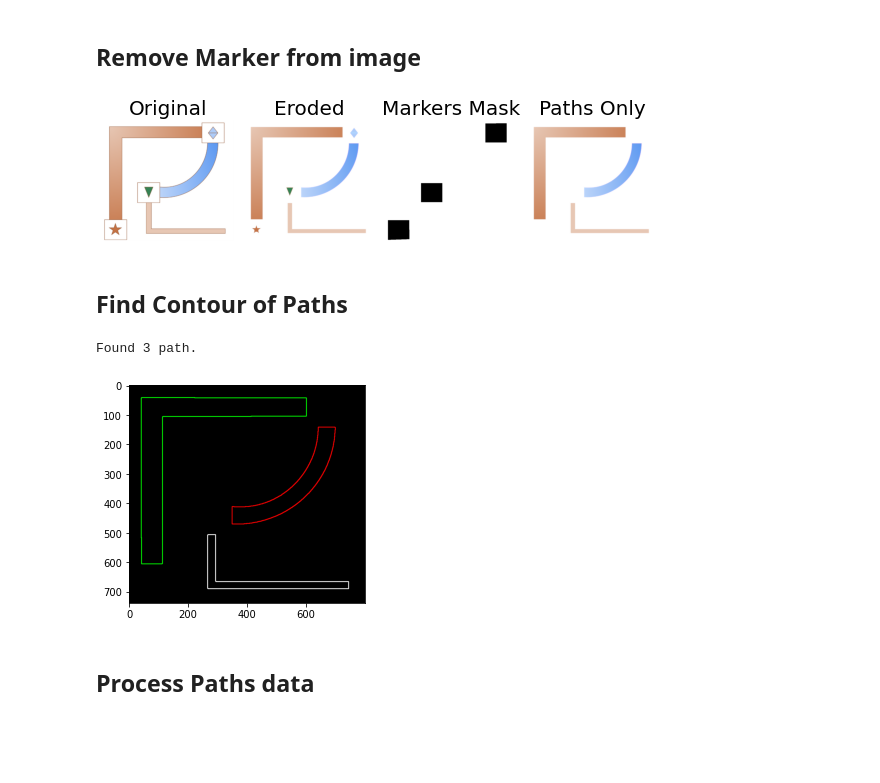
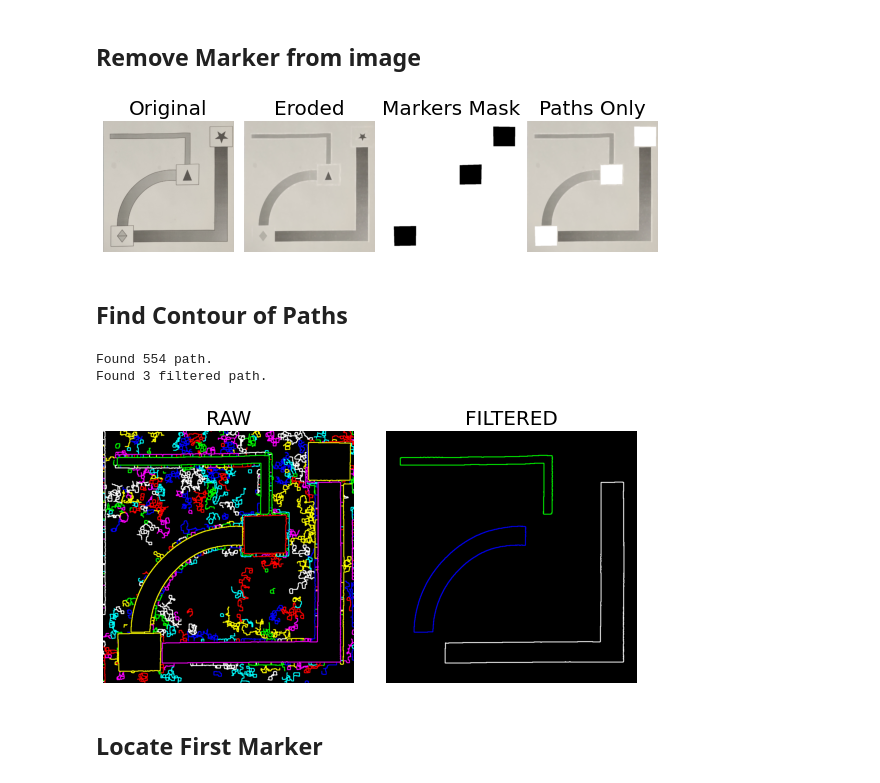
Before and after one commit to teerameth/Module6-7, a Jupyter notebook: MileStone27.ipynb, the cells around one changed output. Saved outputs shown, nothing was run; the diff lists cells and outputs as text; code cells hidden in the pictures; blank space fills up the shorter version.

```diff
--- a/MileStone27.ipynb
+++ b/MileStone27.ipynb
@@ -25,8 +25,8 @@ BlurKernelSize = (5, 5)
 # %% [markdown]
 ## Load Image
 # %%
-frame = cv2.imread("Picture1.png")
-# frame = cv2.imread("Picture3.jpg")
+# frame = cv2.imread("Picture1.png")
+frame = cv2.imread("Picture3.jpg")
 frame = imutils.resize(frame, height=image_resolution, width = image_resolution)
 original = frame.copy()
 imshow(frame)
@@ -45,7 +55,7 @@ if UnsharpMaskBeforeFindMarker:
 # %% [markdown]
 ## Enhance Marker Border
 # %%
-kernel = np.ones((5,5),np.uint8)
+kernel = np.ones(BlurKernelSize,np.uint8)
 # Find Marker borer by difference
 dilation = cv2.dilate(frame,kernel,iterations = 1)
 diff = cv2.absdiff(dilation, frame)
@@ -62,12 +72,15 @@ frame = diff_dilated
 ## Find Marker
 # %%
 edges = cv2.Canny(frame, 20, 100)
+
 contours,hierarchy = cv2.findContours(edges, cv2.RETR_TREE,cv2.CHAIN_APPROX_SIMPLE) # RETR_EXTERNAL
 hierarchy = hierarchy[0] # get the actual inner list of hierarchy descriptions
 
 cp = unicorn.ContourProcessor()
-cp.set_param(image_resolution, image_size, marker_size, marker_size_error)
+cp.set_param(image_resolution, image_size, marker_size, marker_size_error, min_path_length, max_path_length, min_path_width, max_path_width)
 
 cnts_marker = cp.get_marker_contours(contours)
 imdraws_color(cnts_marker, frame, mode = 1, size = 2)
+
+Markers = [unicorn.Marker(c) for c in cnts_marker]
 # %% [output]
@@ -88,18 +101,25 @@ path_img = cv2.bitwise_and(original_eroded, original_eroded, mask=marker_mask)
 path_img = cv2.fillPoly(path_img, cnts_marker, (255, 255, 255))
 imshows([original, original_eroded, marker_mask, path_img], ['Original', 'Eroded', 'Markers Mask', 'Paths Only'])
 # %% [output]
-[figure, old version]
+[figure, new version]
 # %% [markdown]
 ## Find Contour of Paths
 # %%
-edges = cv2.Canny(path_img, 20, 100, apertureSize = 7, L2gradient = True)
+edges = cv2.Canny(path_img, 20, 100, apertureSize = 5, L2gradient = True) # ถ้า apertureSize มากไปจะไม่เห็น path ที่แคบ
 # apertureSize: aperture size for the Sobel operator [Select from (3, 5, 7)]
 # L2gradient: True = Euclidean Distance (More acculate), False = Manhattan Distance
-cnts_path, hierarchy_path = cv2.findContours(edges,cv2.RETR_EXTERNAL, cv2.CHAIN_APPROX_SIMPLE)
+cnts_path, hierarchy_path = cv2.findContours(edges,cv2.RETR_EXTERNAL, cv2.CHAIN_APPROX_NONE) # ไม่ต้อง APPROX เพราะว่าจะเอามาหา path ต่อ
 print("Found {} path.".format(len(cnts_path)))
-imdraws_color(cnts_path, frame, mode=1, size = 2)
+canvas_path_raw = imdraws_color(cnts_path, frame, mode=1, size = 2, show = False)
+# Filter Path
+cnts_path_filtered = cp.get_path_contours(cnts_path, Markers, frame)
+print("Found {} filtered path.".format(len(cnts_path_filtered)))
+canvas_path_filtered = imdraws_color(cnts_path_filtered, frame, mode=1, size = 2, show = False)
+imshows([canvas_path_raw, canvas_path_filtered], ['RAW', 'FILTERED'])
+Paths = [unicorn.Path(c) for c in cnts_path_filtered]
 # %% [output]
-Found 3 path.
+Found 554 path.
+Found 3 filtered path.
-[figure, old version]
+[figure, new version]
-# %% [markdown]
-## Process Paths data
+# %% [markdown]
+## Locate First Marker
```
Also changed, not shown: parts of 12 cells of this notebook, 5 other files.
